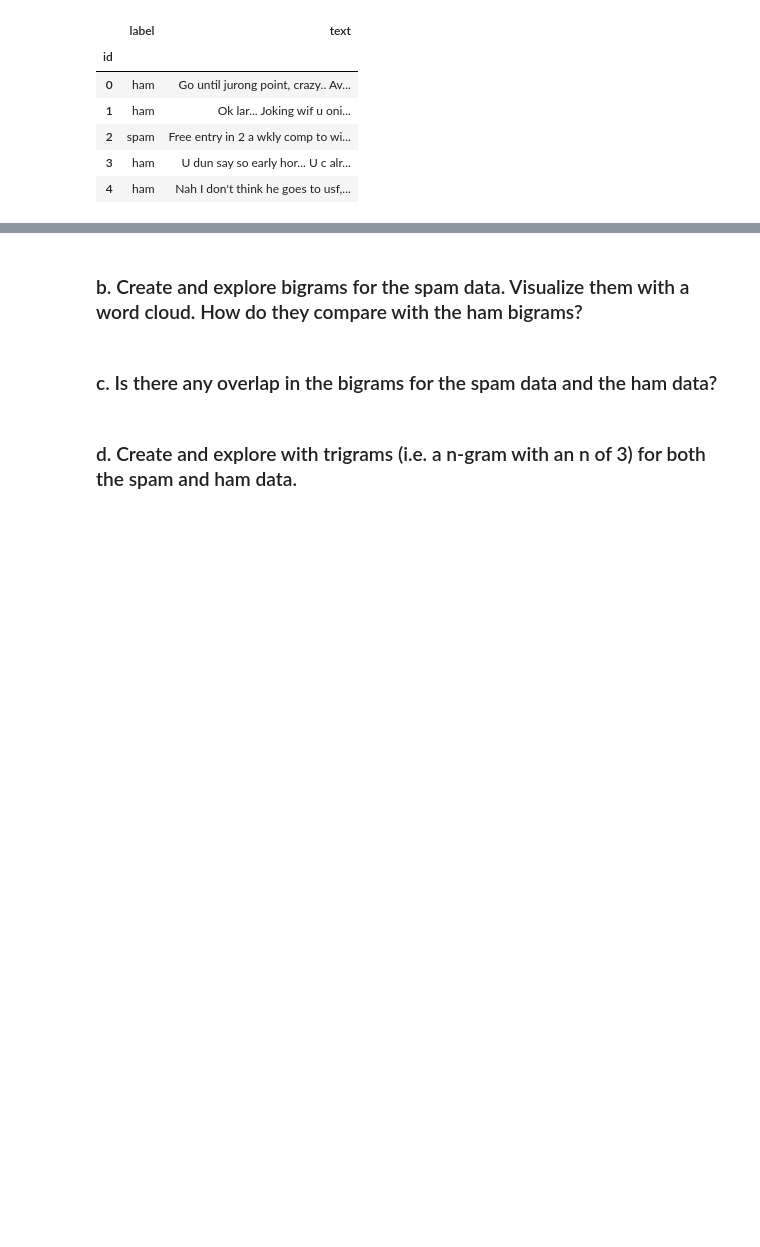
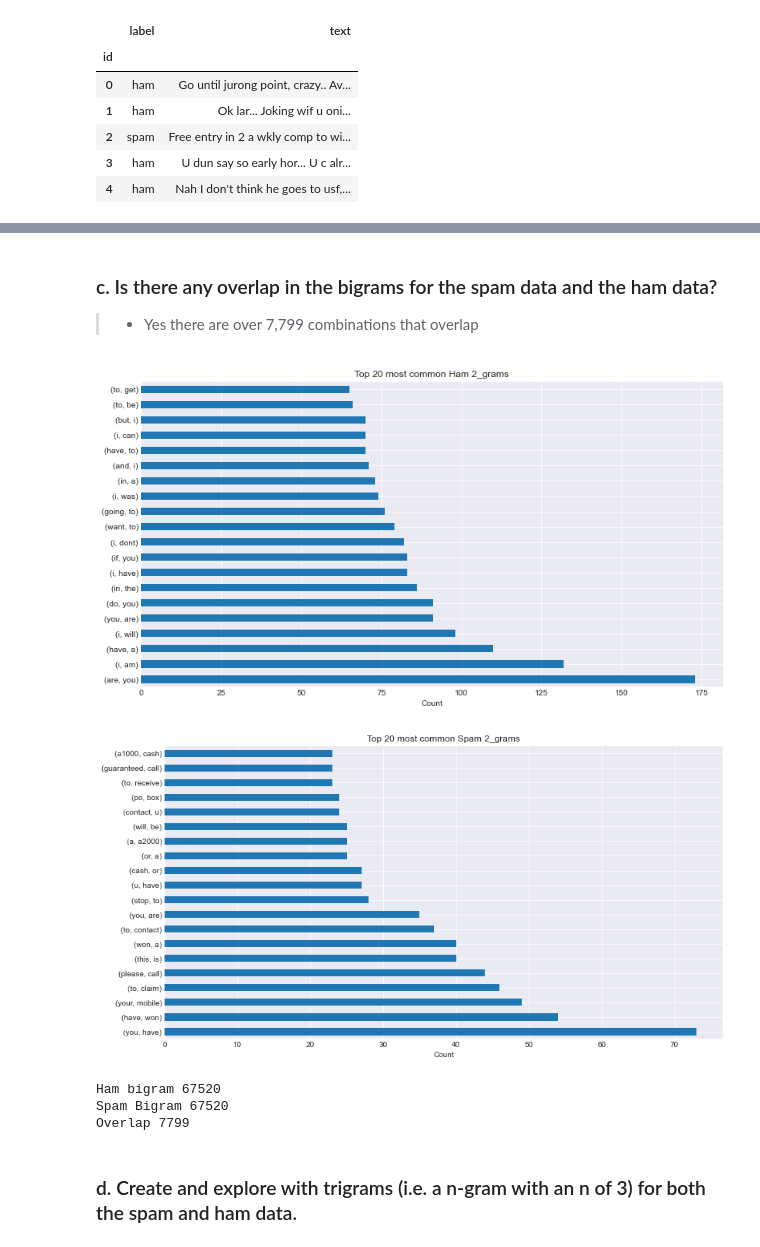
Before and after one commit to CharlesAtchison/natural-language-processing-exercises, a Jupyter notebook: explore.ipynb, the cells around one changed output, grey strips where cells are left out. Cells and saved outputs as stored; diff of their text form; code cells hidden in the pictures; blank space fills up the shorter version.

```diff
--- a/explore.ipynb
+++ b/explore.ipynb
@@ -349,2 +54,0 @@ hns.stacked_bplot_freq()
-# %% [markdown]
-### b. Create and explore bigrams for the spam data. Visualize them with a word cloud. How do they compare with the ham bigrams?
@@ -369,4 +55,20 @@ word_counts.head()
 # %% [markdown]
 ### c. Is there any overlap in the bigrams for the spam data and the ham data?
+> - Yes there are over 7,799 combinations that overlap
+# %%
+ham_bigram = hns.n_gram(col='ham')
+spam_bigram = hns.n_gram(col='spam')
+overlap = [n for n in ham_bigram if n in spam_bigram]
+# %% [output]
+[figure, added]
+[figure, added]
+# %%
+print('Ham bigram', len(ham_bigram))
+print('Spam Bigram', len(ham_bigram))
+print('Overlap', len(overlap))
+# %% [output]
+Ham bigram 67520
+Spam Bigram 67520
+Overlap 7799
 # %% [markdown]
 ### d. Create and explore with trigrams (i.e. a n-gram with an n of 3) for both the spam and ham data.
```
Also changed, not shown: parts of 28 cells of this notebook, 11 other files.
